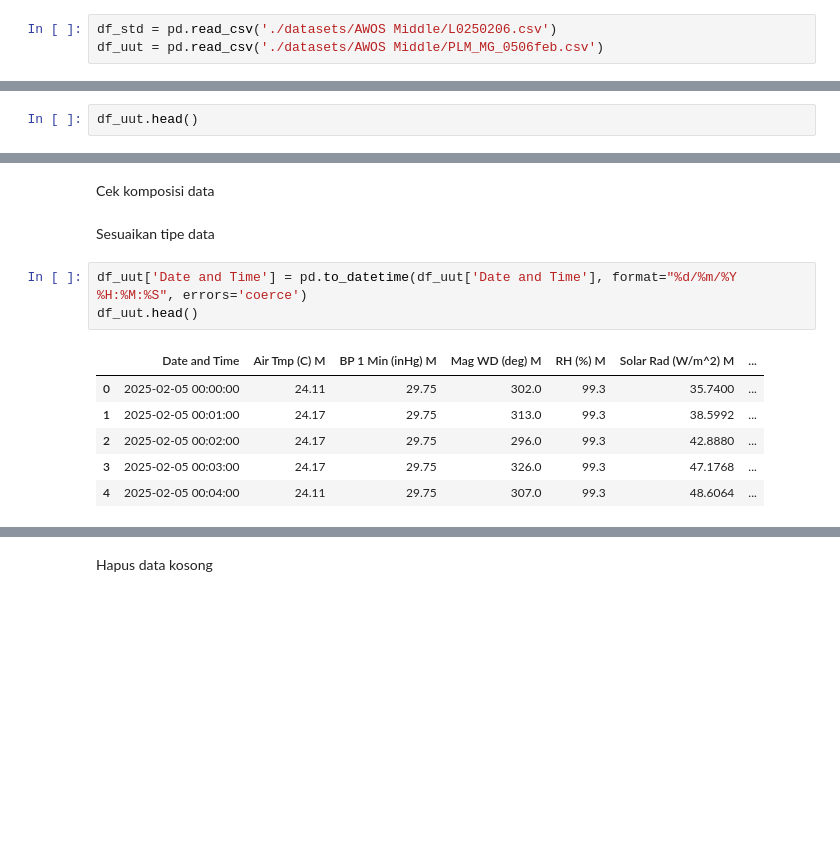
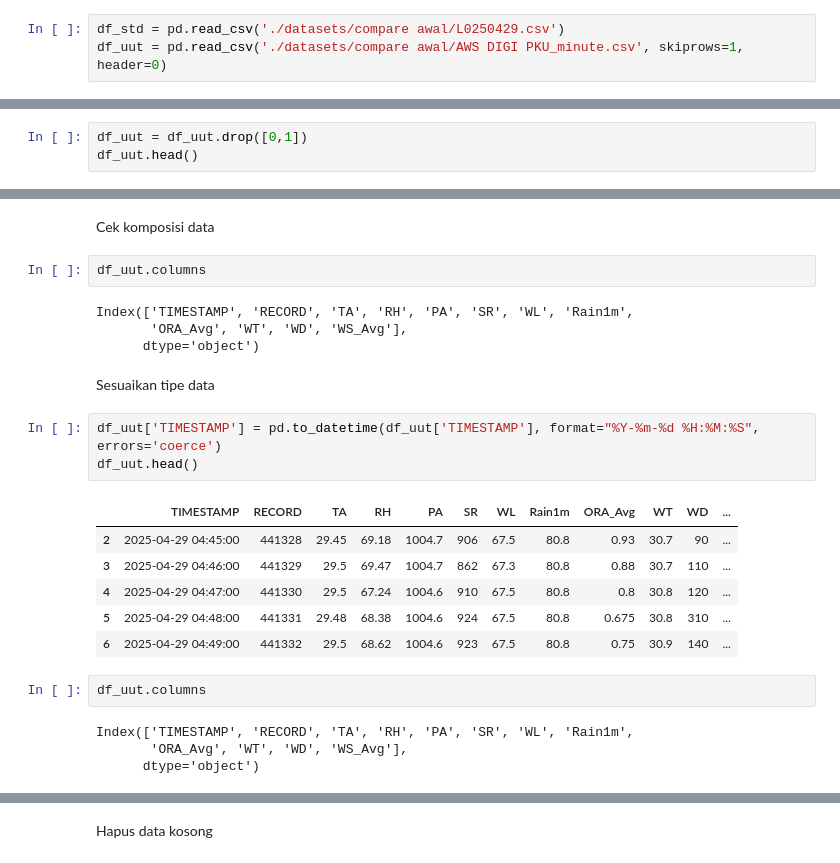
Before and after one commit to HandiSutriyan/CompareDataLapang, a Jupyter notebook: analisis.ipynb, the cells around one changed output, grey strips where cells are left out. Saved outputs shown, nothing was run; the diff lists cells and outputs as text; blank space fills up the shorter version.

```diff
--- a/analisis.ipynb
+++ b/analisis.ipynb
@@ -9,8 +9,8 @@ import matplotlib.pyplot as plt
 # %% [markdown]
 ## Gathering Data
 # %%
-df_std = pd.read_csv('./datasets/AWOS Middle/L0250206.csv')
-df_uut = pd.read_csv('./datasets/AWOS Middle/PLM_MG_0506feb.csv')
+df_std = pd.read_csv('./datasets/compare awal/L0250429.csv')
+df_uut = pd.read_csv('./datasets/compare awal/AWS DIGI PKU_minute.csv', skiprows=1, header=0)
 # %%
 df_std.head()
 # %% [output]
@@ -23,4 +23,5 @@ df_std.head()
 5 rows × 22 columns
 # %%
+df_uut = df_uut.drop([0,1])
 df_uut.head()
 # %% [output]
@@ -253,15 +254,27 @@ df_std.describe(include='all')
 ### Data alat UUT
 # %% [markdown]
 Cek komposisi data
+# %%
+df_uut.columns
+# %% [output]
+Index(['TIMESTAMP', 'RECORD', 'TA', 'RH', 'PA', 'SR', 'WL', 'Rain1m',
+       'ORA_Avg', 'WT', 'WD', 'WS_Avg'],
+      dtype='object')
 # %% [markdown]
 Sesuaikan tipe data
 # %%
-df_uut['Date and Time'] = pd.to_datetime(df_uut['Date and Time'], format="%d/%m/%Y %H:%M:%S", errors='coerce')
+df_uut['TIMESTAMP'] = pd.to_datetime(df_uut['TIMESTAMP'], format="%Y-%m-%d %H:%M:%S", errors='coerce')
 df_uut.head()
 # %% [output]
-|  | Date and Time | Air Tmp (C) M | BP 1 Min (inHg) M | Mag WD (deg) M | RH (%) M | Solar Rad (W/m^2) M | ... |
-| 0 | 2025-02-05 00:00:00 | 24.11 | 29.75 | 302.0 | 99.3 | 35.7400 | ... |
-| 1 | 2025-02-05 00:01:00 | 24.17 | 29.75 | 313.0 | 99.3 | 38.5992 | ... |
-| 2 | 2025-02-05 00:02:00 | 24.17 | 29.75 | 296.0 | 99.3 | 42.8880 | ... |
-| 3 | 2025-02-05 00:03:00 | 24.17 | 29.75 | 326.0 | 99.3 | 47.1768 | ... |
-| 4 | 2025-02-05 00:04:00 | 24.11 | 29.75 | 307.0 | 99.3 | 48.6064 | ... |
+|  | TIMESTAMP | RECORD | TA | RH | PA | SR | WL | Rain1m | ORA_Avg | WT | WD | ... |
+| 2 | 2025-04-29 04:45:00 | 441328 | 29.45 | 69.18 | 1004.7 | 906 | 67.5 | 80.8 | 0.93 | 30.7 | 90 | ... |
+| 3 | 2025-04-29 04:46:00 | 441329 | 29.5 | 69.47 | 1004.7 | 862 | 67.3 | 80.8 | 0.88 | 30.7 | 110 | ... |
+| 4 | 2025-04-29 04:47:00 | 441330 | 29.5 | 67.24 | 1004.6 | 910 | 67.5 | 80.8 | 0.8 | 30.8 | 120 | ... |
+| 5 | 2025-04-29 04:48:00 | 441331 | 29.48 | 68.38 | 1004.6 | 924 | 67.5 | 80.8 | 0.675 | 30.8 | 310 | ... |
+| 6 | 2025-04-29 04:49:00 | 441332 | 29.5 | 68.62 | 1004.6 | 923 | 67.5 | 80.8 | 0.75 | 30.9 | 140 | ... |
+# %%
+df_uut.columns
+# %% [output]
+Index(['TIMESTAMP', 'RECORD', 'TA', 'RH', 'PA', 'SR', 'WL', 'Rain1m',
+       'ORA_Avg', 'WT', 'WD', 'WS_Avg'],
+      dtype='object')
```
Also changed, not shown: parts of 34 cells of this notebook, 1 other file.
